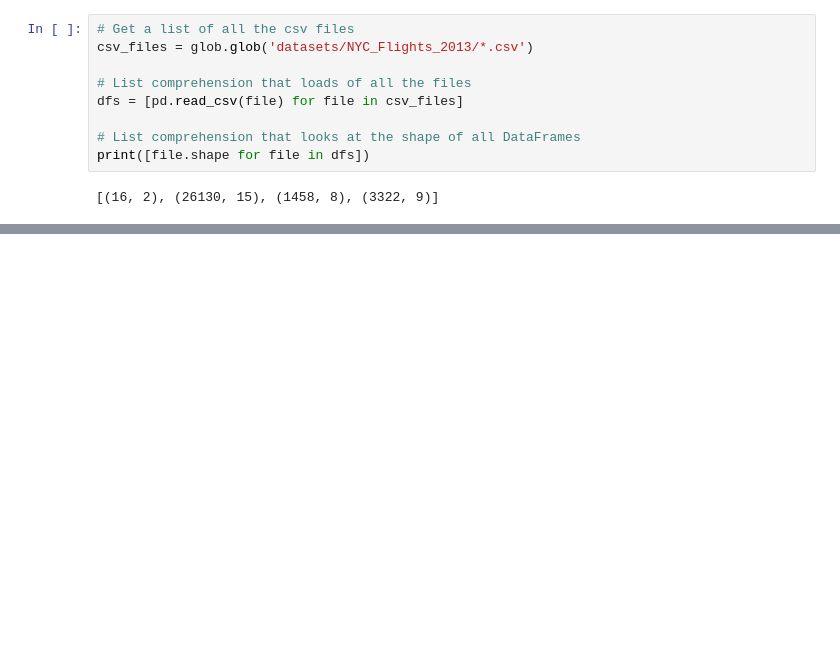
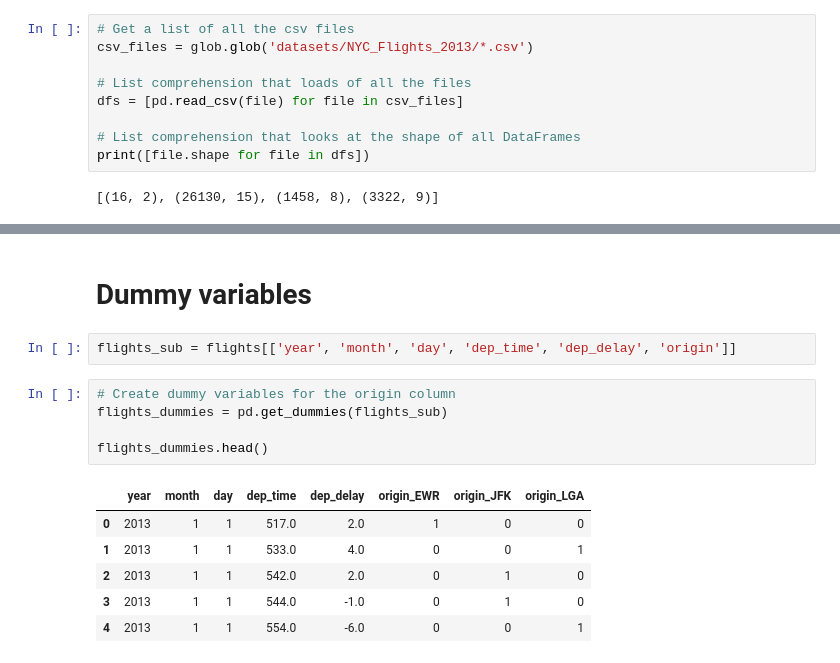
Before and after one commit to anita-owens/Data-with-Python, a Jupyter notebook: Data Analysis with pandas.ipynb, the cells around one changed output, grey strips where cells are left out. Saved outputs shown, nothing was run; the diff lists cells and outputs as text; blank space fills up the shorter version.

```diff
--- a/Data Analysis with pandas.ipynb
+++ b/Data Analysis with pandas.ipynb
@@ -140,0 +248,16 @@ plt.show()
+# %% [markdown]
+# Dummy variables
+# %%
+flights_sub = flights[['year', 'month', 'day', 'dep_time', 'dep_delay', 'origin']]
+# %%
+# Create dummy variables for the origin column
+flights_dummies = pd.get_dummies(flights_sub)
+
+flights_dummies.head()
+# %% [output]
+|  | year | month | day | dep_time | dep_delay | origin_EWR | origin_JFK | origin_LGA |
+| 0 | 2013 | 1 | 1 | 517.0 | 2.0 | 1 | 0 | 0 |
+| 1 | 2013 | 1 | 1 | 533.0 | 4.0 | 0 | 0 | 1 |
+| 2 | 2013 | 1 | 1 | 542.0 | 2.0 | 0 | 1 | 0 |
+| 3 | 2013 | 1 | 1 | 544.0 | -1.0 | 0 | 1 | 0 |
+| 4 | 2013 | 1 | 1 | 554.0 | -6.0 | 0 | 0 | 1 |
```
Also changed, not shown: parts of 28 cells of this notebook, 2 other files.
